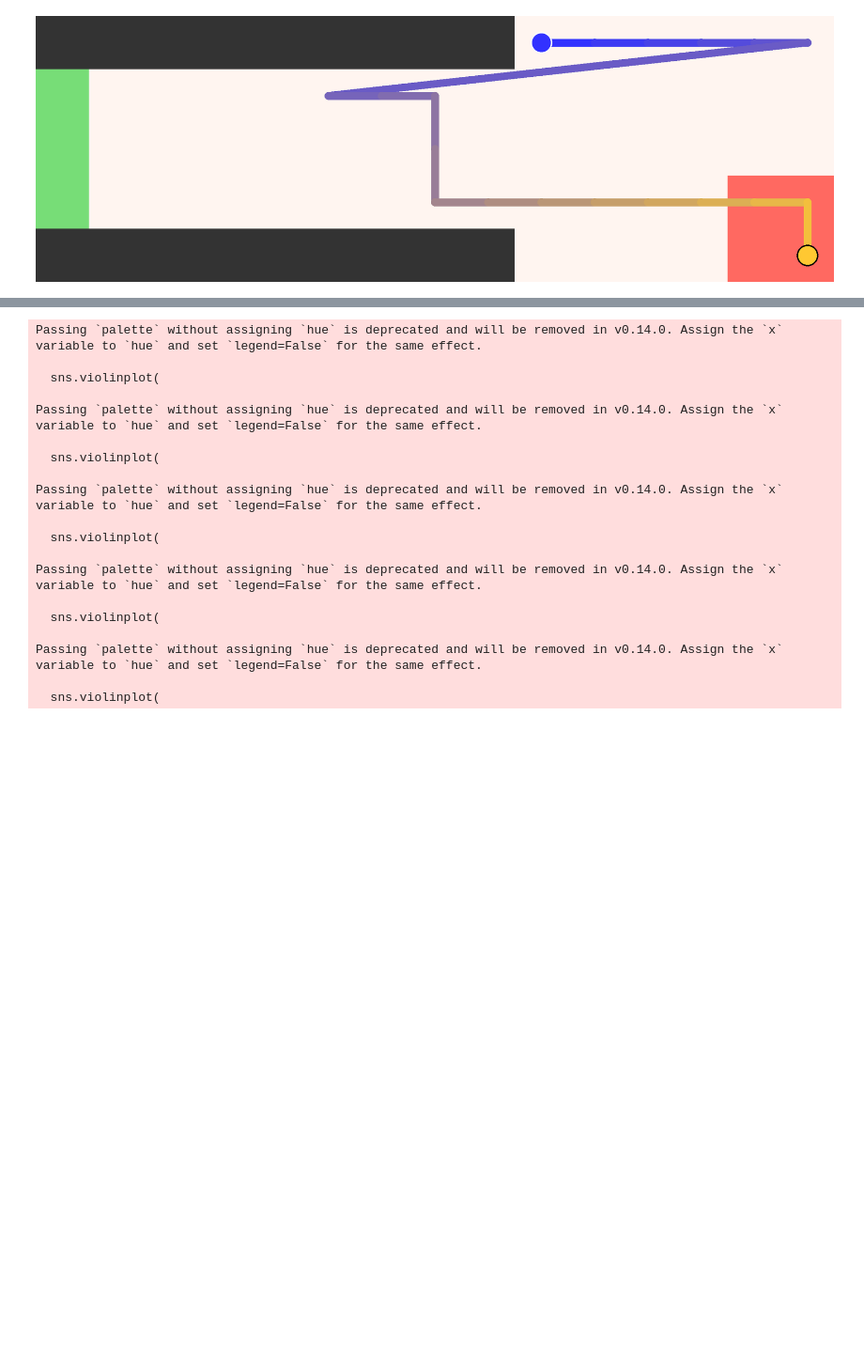
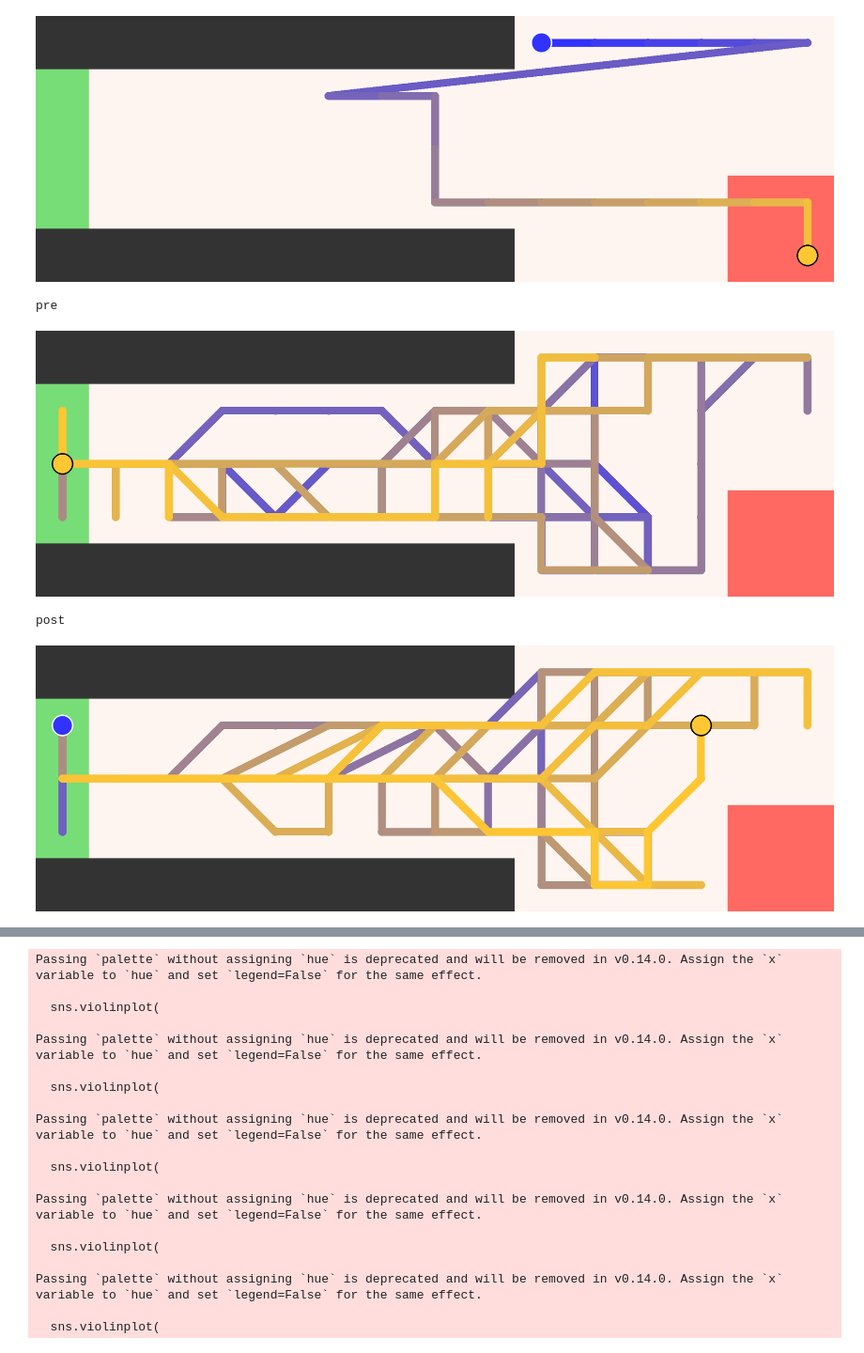
Before and after one commit to hridaik/social-defeat, a Jupyter notebook: vis.ipynb, the cells around one changed output, grey strips where cells are left out. Shown at 94% size. Saved outputs shown, nothing was run; the diff lists cells and outputs as text; code cells hidden in the pictures; blank space fills up the shorter version.

```diff
--- a/vis.ipynb
+++ b/vis.ipynb
@@ -179,5 +250,17 @@ img
 # %% [output]
 [figure]
+# %%
+trace_16_pre = draw_trace(trajectory_16_pre)
+trace_16_post = draw_trace(trajectory_16_post)
+print("pre")
+display(trace_16_pre)
+print("post")
+display(trace_16_post)
+# %% [output]
+pre
+[figure, added]
+post
+[figure, added]
 # %%
 import numpy as np
 from PIL import Image, ImageDraw, ImageFont
```
Also changed, not shown: parts of 11 cells of this notebook, 8 other files.
